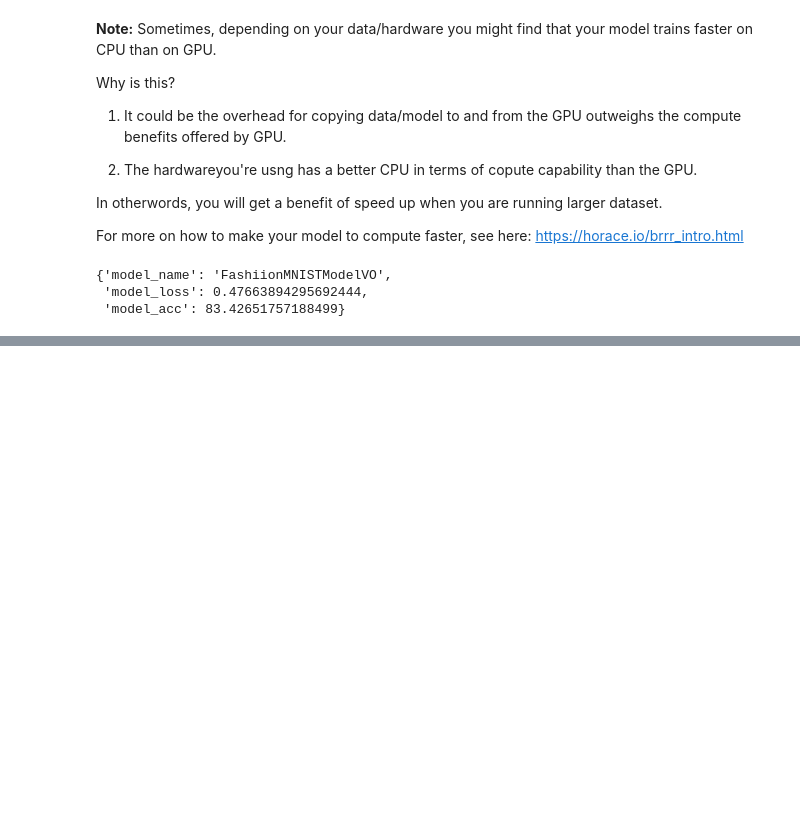
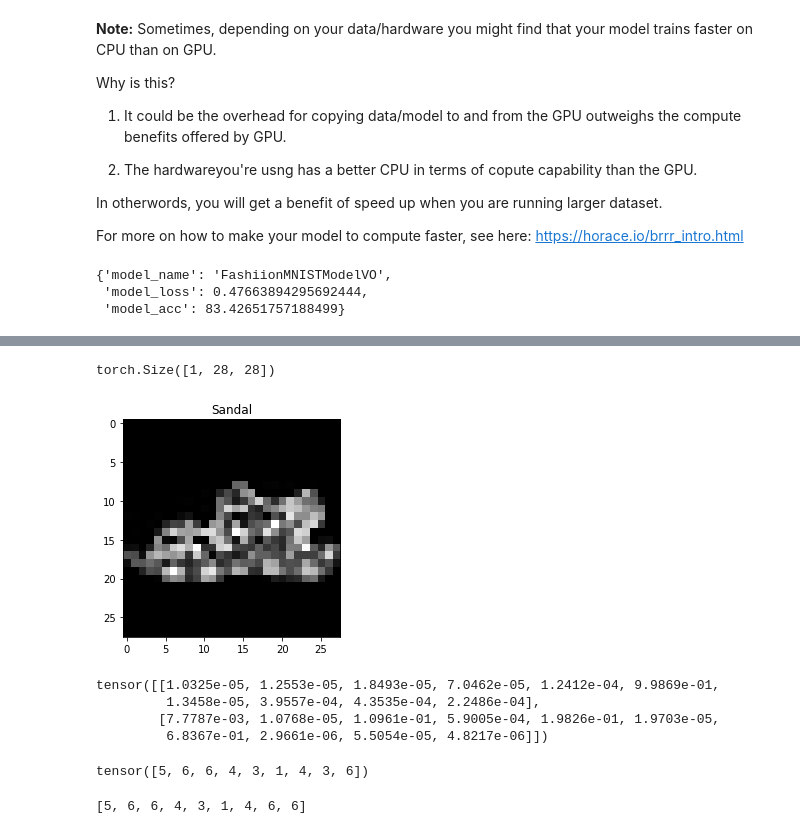
Before and after one commit to tincorpai/Deep_Learning_Pytorch, a Jupyter notebook: PyTorch_Computer_Vision.ipynb, the cells around one changed output, grey strips where cells are left out. Saved outputs shown, nothing was run; the diff lists cells and outputs as text; code cells hidden in the pictures; blank space fills up the shorter version.

```diff
--- a/PyTorch_Computer_Vision.ipynb
+++ b/PyTorch_Computer_Vision.ipynb
@@ -776,0 +1238,44 @@ total_train_time_model_0
+# %%
+import random
+#random.seed(42)
+test_samples = []
+test_labels = []
+
+for sample, label in random.sample(list(test_data), k=9):
+  test_samples.append(sample)
+  test_labels.append(label)
+
+
+#View the first sample sahpe
+test_samples[0].shape
+# %% [output]
+torch.Size([1, 28, 28])
+# %%
+#return  the first image from the tensor dataset.
+plt.imshow(test_samples[0].squeeze(), cmap="gray")
+plt.title(class_names[test_labels[0]]);
+# %% [output]
+[figure, added]
+# %%
+#Make some predictiobs with our test_sample to see how it works on the unseen dataset.
+pred_probs = make_predictions(model=model_2,
+                              data=test_samples)
+
+
+#View first two prediction probabilities
+pred_probs[:2]
+# %% [output]
+tensor([[1.0325e-05, 1.2553e-05, 1.8493e-05, 7.0462e-05, 1.2412e-04, 9.9869e-01,
+         1.3458e-05, 3.9557e-04, 4.3535e-04, 2.2486e-04],
+        [7.7787e-03, 1.0768e-05, 1.0961e-01, 5.9005e-04, 1.9826e-01, 1.9703e-05,
+         6.8367e-01, 2.9661e-06, 5.5054e-05, 4.8217e-06]])
+# %%
+#Convert prediction probabilities to lebels
+pred_classes = pred_probs.argmax(dim=1)
+pred_classes
+# %% [output]
+tensor([5, 6, 6, 4, 3, 1, 4, 3, 6])
+# %%
+test_labels
+# %% [output]
+[5, 6, 6, 4, 3, 1, 4, 6, 6]
```
Also changed, not shown: parts of 41 cells of this notebook.
